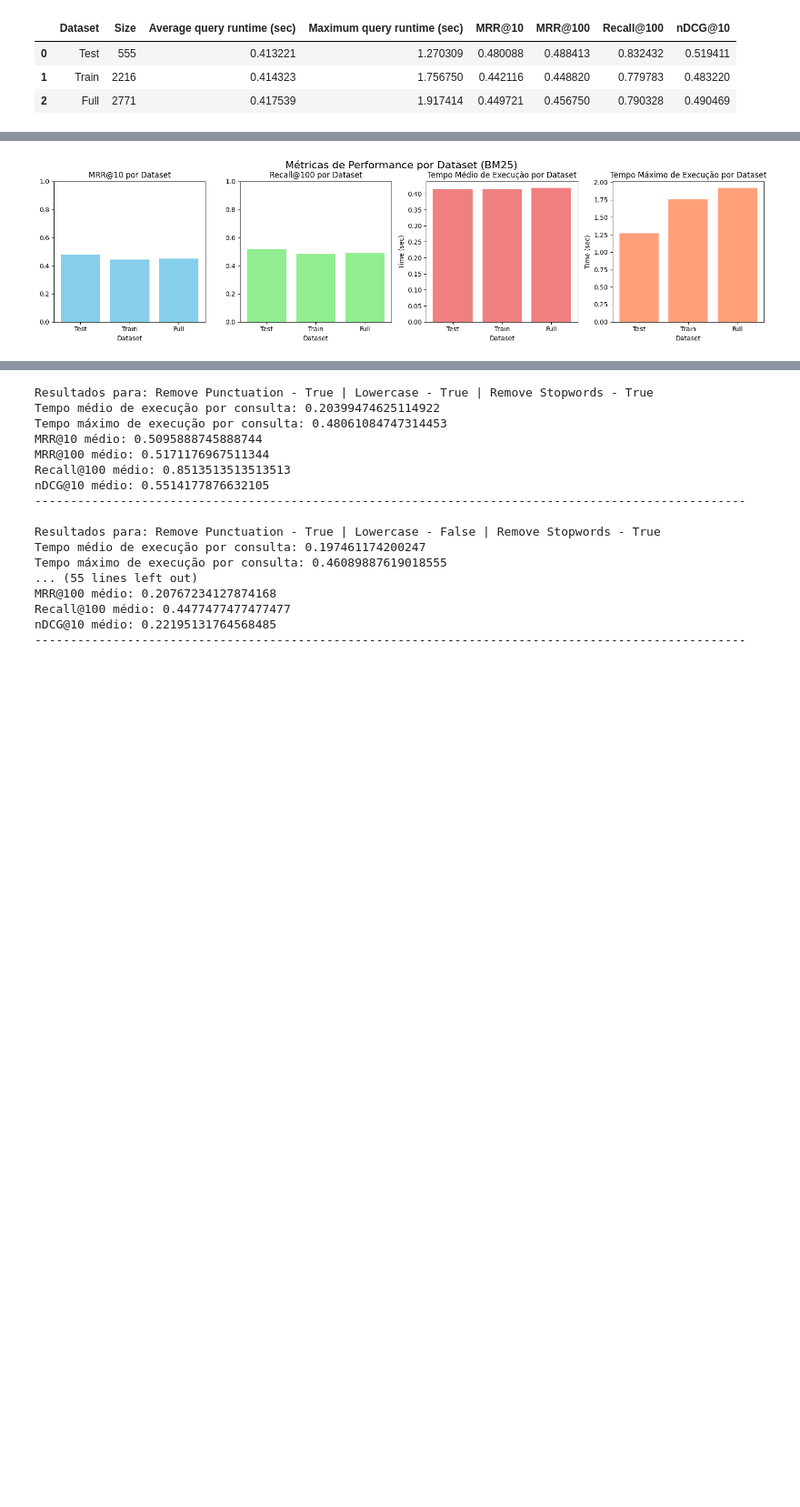
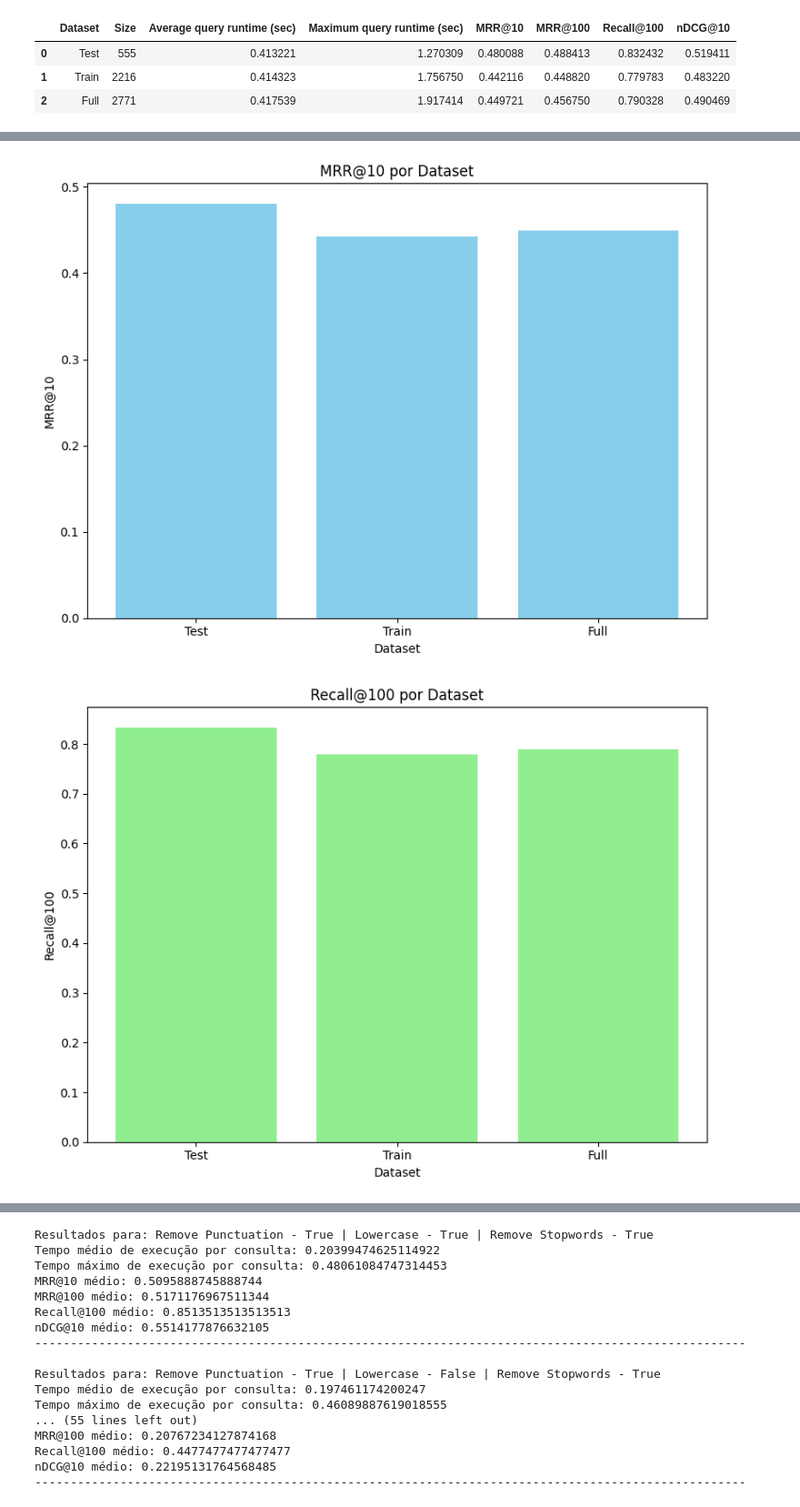
Before and after one commit to TFrankeM/projetos_em_cd, a Jupyter notebook: multi_stage_ranking.ipynb, the cells around one changed output, grey strips where cells are left out. Shown: that part at 91% size. Drawn from its saved outputs; the diff is of its cells as text; code cells hidden in the pictures; blank space fills up the shorter version.

```diff
--- a/multi_stage_ranking.ipynb
+++ b/multi_stage_ranking.ipynb
@@ -54,14 +51,16 @@ def load_dataset(input_file):
     with open(input_file, 'rb') as f:
         return pickle.load(f)
 
-data_set = "subset_msmarco_train_0/subset_msmarco_train_0.01_99.pkl"
+data_set = "../subset_msmarco_train_0/subset_msmarco_train_0.01_99.pkl"
 
 data = load_dataset(data_set)
 queries = data["queries"]
 documents = data["docs"]
 
+# Split the queries (queries is a dictionary of {query_id: query_object})
 query_ids = list(queries.keys())  # List of query IDs
 
+# Shuffle query IDs to ensure a random split
 random.shuffle(query_ids)
 
 # Split into 80% for training, 20% for validation
@@ -419,17 +444,7 @@ MRR@100 médio: 0.4567502726980384
 Recall@100 médio: 0.7903284012991699
 nDCG@10 médio: 0.49046903601923886
 # %%
-# Summarize
-bm_25_results = pd.DataFrame(results_data, columns=[
-    "Dataset",
-    "Size",
-    "Average query runtime (sec)",
-    "Maximum query runtime (sec)",
-    "MRR@10",
-    "MRR@100",
-    "Recall@100",
-    "nDCG@10",
-])
+bm_25_results = pd.DataFrame(results_data, columns=["Dataset", "Size", "Average query runtime (sec)", "Maximum query runtime (sec)", "MRR@10", "MRR@100", "Recall@100", "nDCG@10"])
 bm_25_results
 # %% [output]
 |  | Dataset | Size | Average query runtime (sec) | Maximum query runtime (sec) | MRR@10 | MRR@100 | Recall@100 | nDCG@10 |
@@ -441,25 +454,39 @@ bm_25_results
-# %%
-# Metrics to plot
-metrics = {
-    "MRR@10": ("", "MRR@10 por Dataset", 'skyblue'),
-    "Recall@100": ("", "Recall@100 por Dataset", 'lightgreen'),
-    "Average query runtime (sec)": ("Time (sec)", "Tempo Médio de Execução por Dataset", 'lightcoral'),
-    "Maximum query runtime (sec)": ("Time (sec)", "Tempo Máximo de Execução por Dataset", 'lightsalmon')
-}
-
-fig, axes = plt.subplots(1, 4, figsize=(16, 4))
-axes = axes.flatten()  # Flatten the 2x2 array of axes for easy indexing
-
-for i, (metric_col, (ylabel, title, color)) in enumerate(metrics.items()):
-    ax = axes[i]
-    ax.bar(bm_25_results["Dataset"], bm_25_results[metric_col], color=color)
-    ax.set_xlabel("Dataset")
-    ax.set_ylabel(ylabel)
-    ax.set_title(title)
-    if i == 0 or i == 1: ax.set_ylim(top=1)
-
-plt.tight_layout()
-plt.suptitle("Métricas de Performance por Dataset (BM25)", fontsize=16, y=1.02)
-plt.show()
-# %% [output]
-[figure, removed]
+# %%
+# Gráfico de MRR@10
+plt.figure(figsize=(8, 6))
+plt.bar(bm_25_results["Dataset"], bm_25_results["MRR@10"], color='skyblue')
+plt.xlabel("Dataset")
+plt.ylabel("MRR@10")
+plt.title("MRR@10 por Dataset")
+plt.tight_layout()
+plt.show()
+
+# Gráfico de Recall@100
+plt.figure(figsize=(8, 6))
+plt.bar(bm_25_results["Dataset"], bm_25_results["Recall@100"], color='lightgreen')
+plt.xlabel("Dataset")
+plt.ylabel("Recall@100")
+plt.title("Recall@100 por Dataset")
+plt.tight_layout()
+plt.show()
+
+# Gráfico do tempo médio de execução
+plt.figure(figsize=(8, 6))
+plt.bar(bm_25_results["Dataset"], bm_25_results["Average query runtime (sec)"], color='lightcoral')
+plt.xlabel("Dataset")
+plt.ylabel("Tempo Médio de Execução (segundos)")
+plt.title("Tempo Médio de Execução por Dataset")
+plt.tight_layout()
+plt.show()
+
+# Gráfico do tempo máximo de execução
+plt.figure(figsize=(8, 6))
+plt.bar(bm_25_results["Dataset"], bm_25_results["Maximum query runtime (sec)"], color='lightsalmon')
+plt.xlabel("Dataset")
+plt.ylabel("Tempo Máximo de Execução (segundos)")
+plt.title("Tempo Máximo de Execução por Dataset")
+plt.tight_layout()
+plt.show()
+# %% [output]
+[figure, added]
+[figure, added]
```
Also changed, not shown: parts of 41 cells of this notebook.
